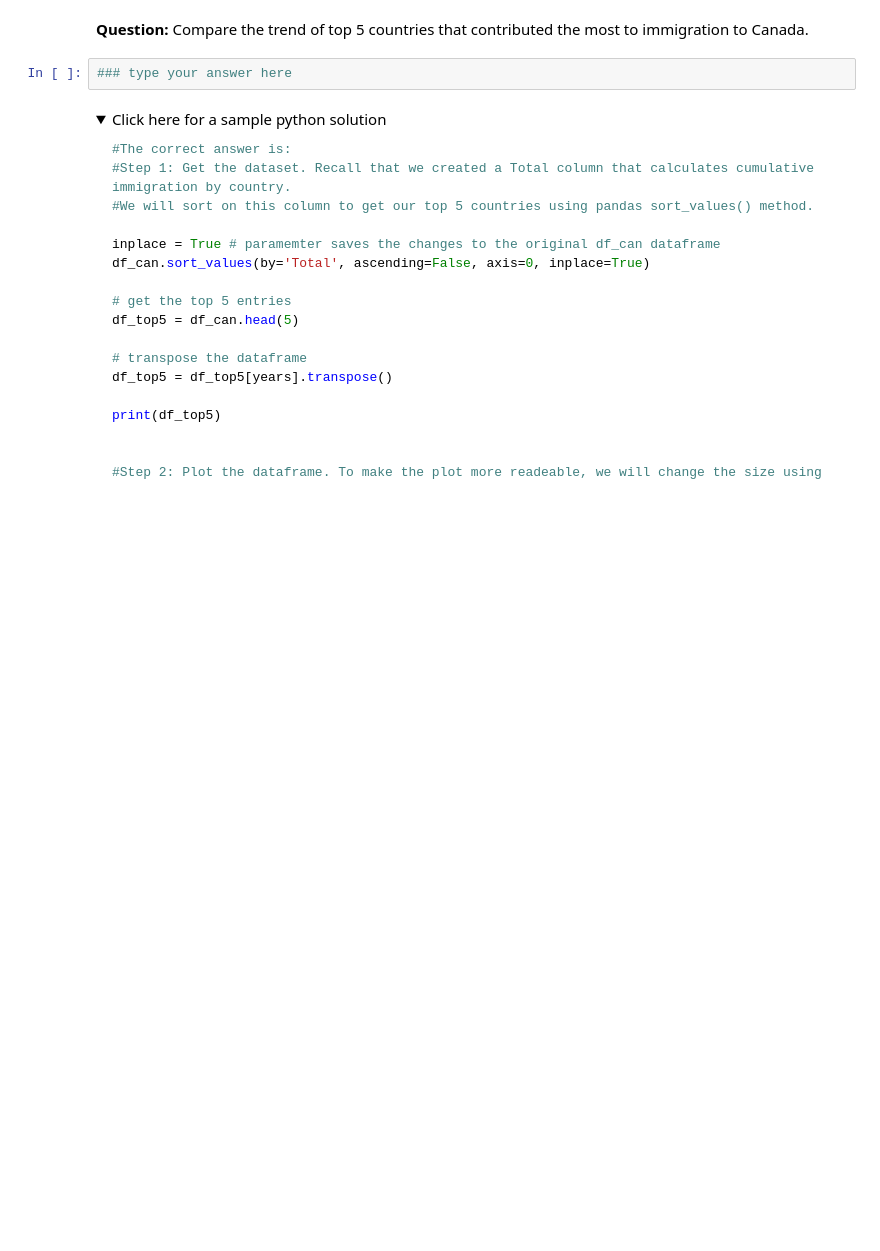
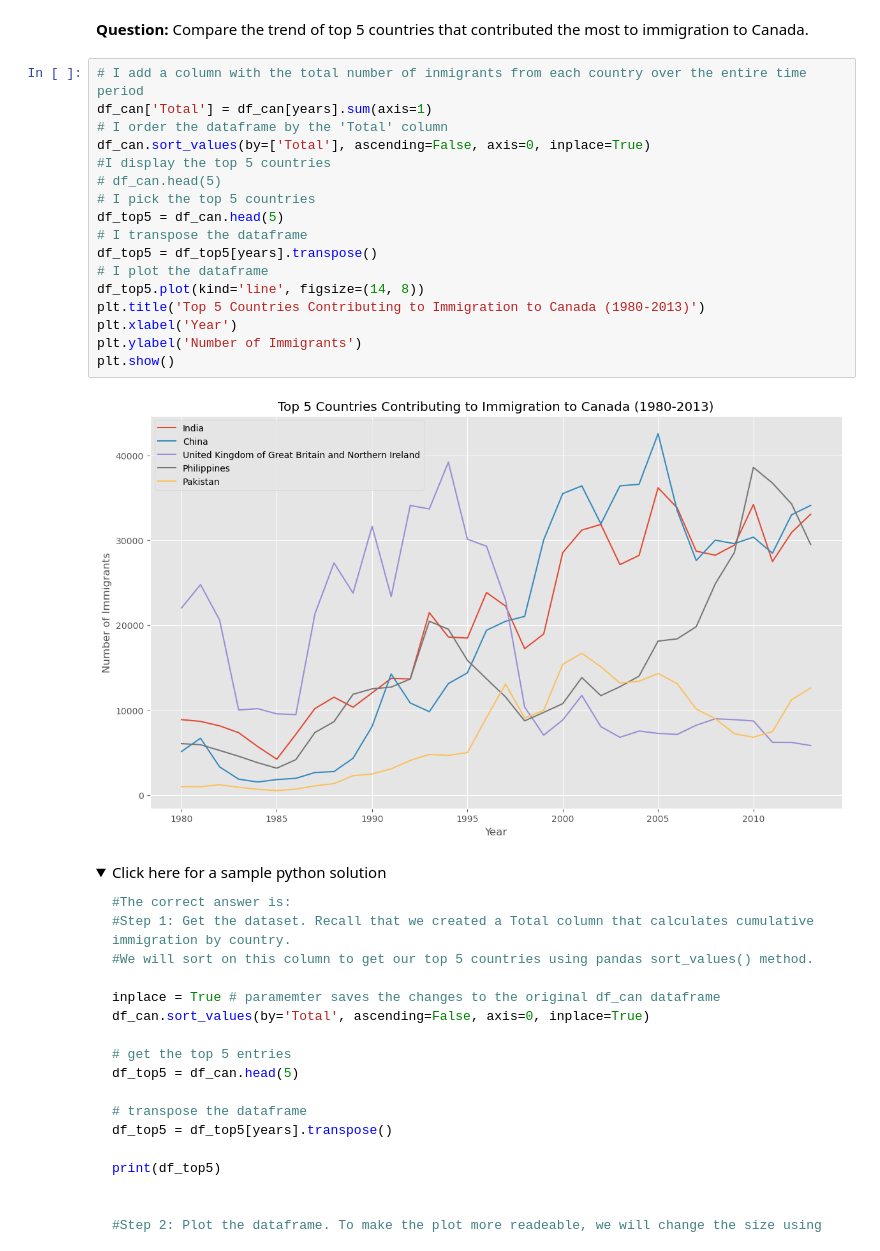
Before and after one commit to fps1001/Data-Visualization-with-Python, a Jupyter notebook: M1 - Introduction to Data Visualization Tools/DV0101EN-Exercise-Introduction-to-Matplotlib-and-Line-Plots--v2.ipynb, the cells around one changed output. Cells and saved outputs as stored; diff of their text form; folded sections open; blank space fills up the shorter version.

```diff
--- a/M1 - Introduction to Data Visualization Tools/DV0101EN-Exercise-Introduction-to-Matplotlib-and-Line-Plots--v2.ipynb
+++ b/M1 - Introduction to Data Visualization Tools/DV0101EN-Exercise-Introduction-to-Matplotlib-and-Line-Plots--v2.ipynb
@@ -277,7 +364,24 @@ Line plot is a handy tool to display several dependent variables against one ind
 # %% [markdown]
 **Question:** Compare the trend of top 5 countries that contributed the most to immigration to Canada.
 # %%
-### type your answer here
+# I add a column with the total number of inmigrants from each country over the entire time period
+df_can['Total'] = df_can[years].sum(axis=1)
+# I order the dataframe by the 'Total' column
+df_can.sort_values(by=['Total'], ascending=False, axis=0, inplace=True)
+#I display the top 5 countries
+# df_can.head(5)
+# I pick the top 5 countries
+df_top5 = df_can.head(5)
+# I transpose the dataframe
+df_top5 = df_top5[years].transpose()
+# I plot the dataframe
+df_top5.plot(kind='line', figsize=(14, 8))
+plt.title('Top 5 Countries Contributing to Immigration to Canada (1980-2013)')
+plt.xlabel('Year')
+plt.ylabel('Number of Immigrants')
+plt.show()
+# %% [output]
+[figure, added]
 # %% [markdown]
 <details><summary>Click here for a sample python solution</summary>
 
```
Also changed, not shown: parts of 17 cells of this notebook, 1 other file.
